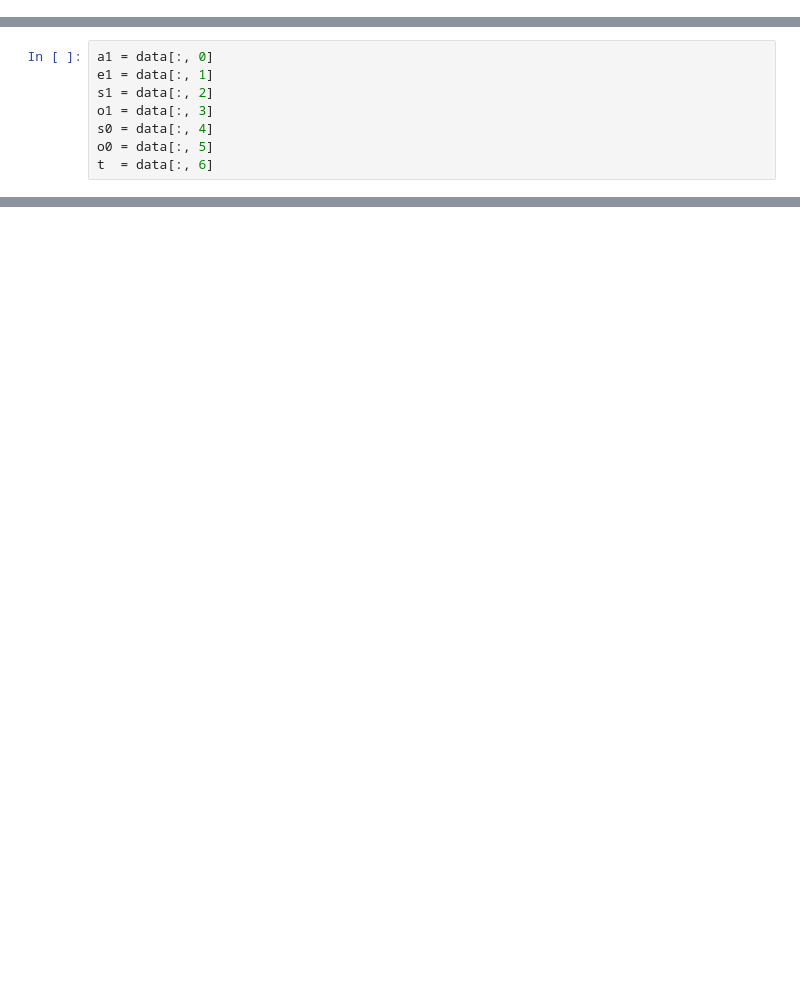
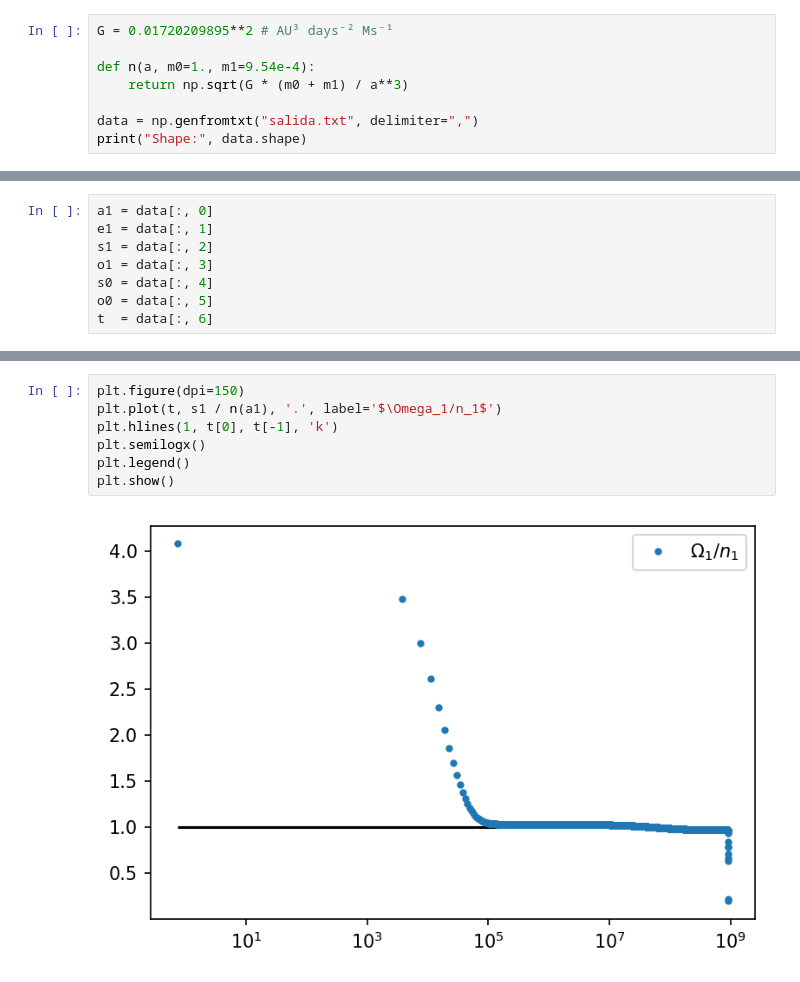
Before and after one commit to Gianuzzi/TidalEvolution, a Jupyter notebook: Plot_salida.ipynb, the cells around one changed output, grey strips where cells are left out. Saved outputs shown, nothing was run; the diff lists cells and outputs as text; blank space fills up the shorter version.

```diff
--- a/Plot_salida.ipynb
+++ b/Plot_salida.ipynb
@@ -5,0 +4,8 @@ data = np.genfromtxt("salida.txt", delimiter=",")
+# %%
+G = 0.01720209895**2 # AU³ days⁻² Ms⁻¹
+
+def n(a, m0=1., m1=9.54e-4):
+    return np.sqrt(G * (m0 + m1) / a**3)
+
+data = np.genfromtxt("salida.txt", delimiter=",")
+print("Shape:", data.shape)
@@ -34,0 +43,9 @@ plt.show()
+# %%
+plt.figure(dpi=150)
+plt.plot(t, s1 / n(a1), '.', label='$\Omega_1/n_1$')
+plt.hlines(1, t[0], t[-1], 'k')
+plt.semilogx()
+plt.legend()
+plt.show()
+# %% [output]
+[figure, added]
```
Also changed, not shown: parts of 3 cells of this notebook, 4 other files.
